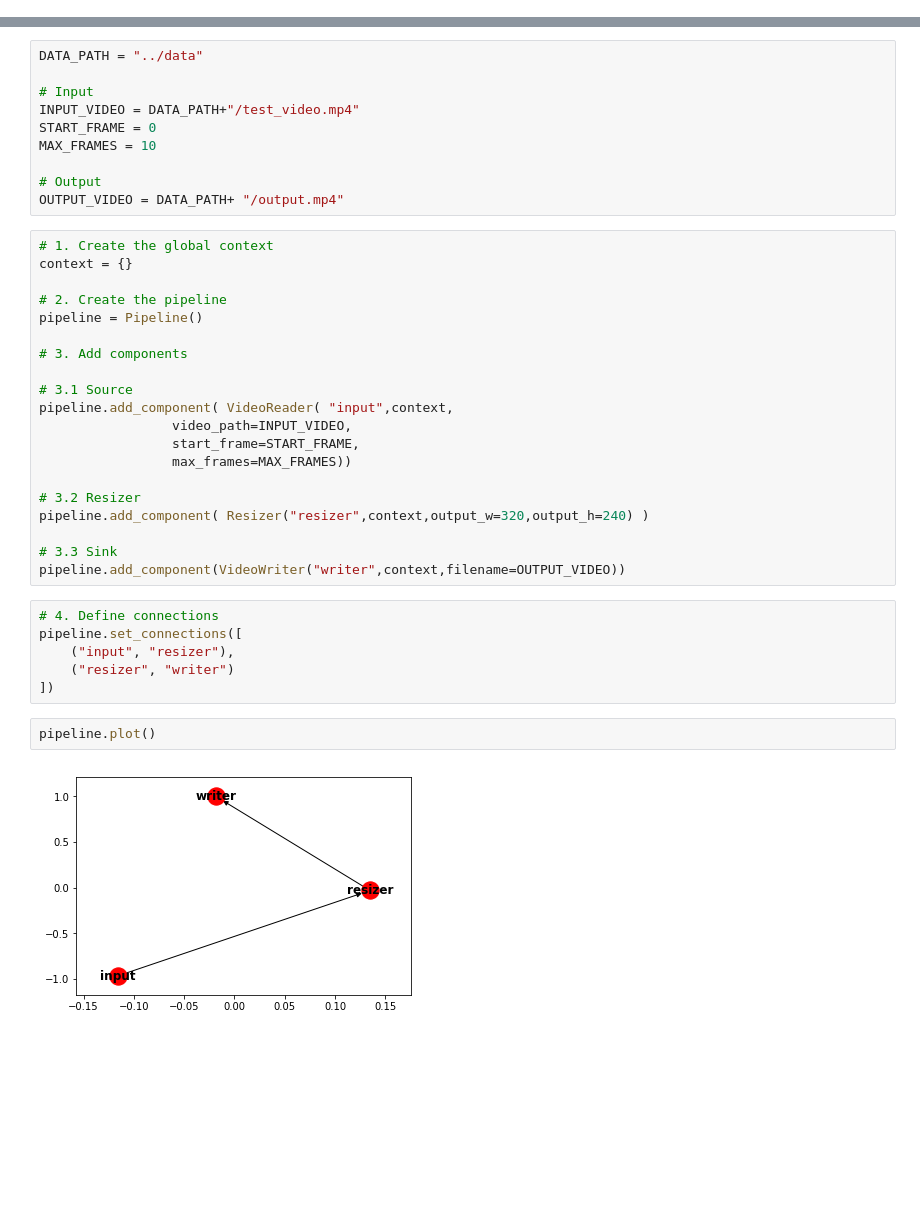
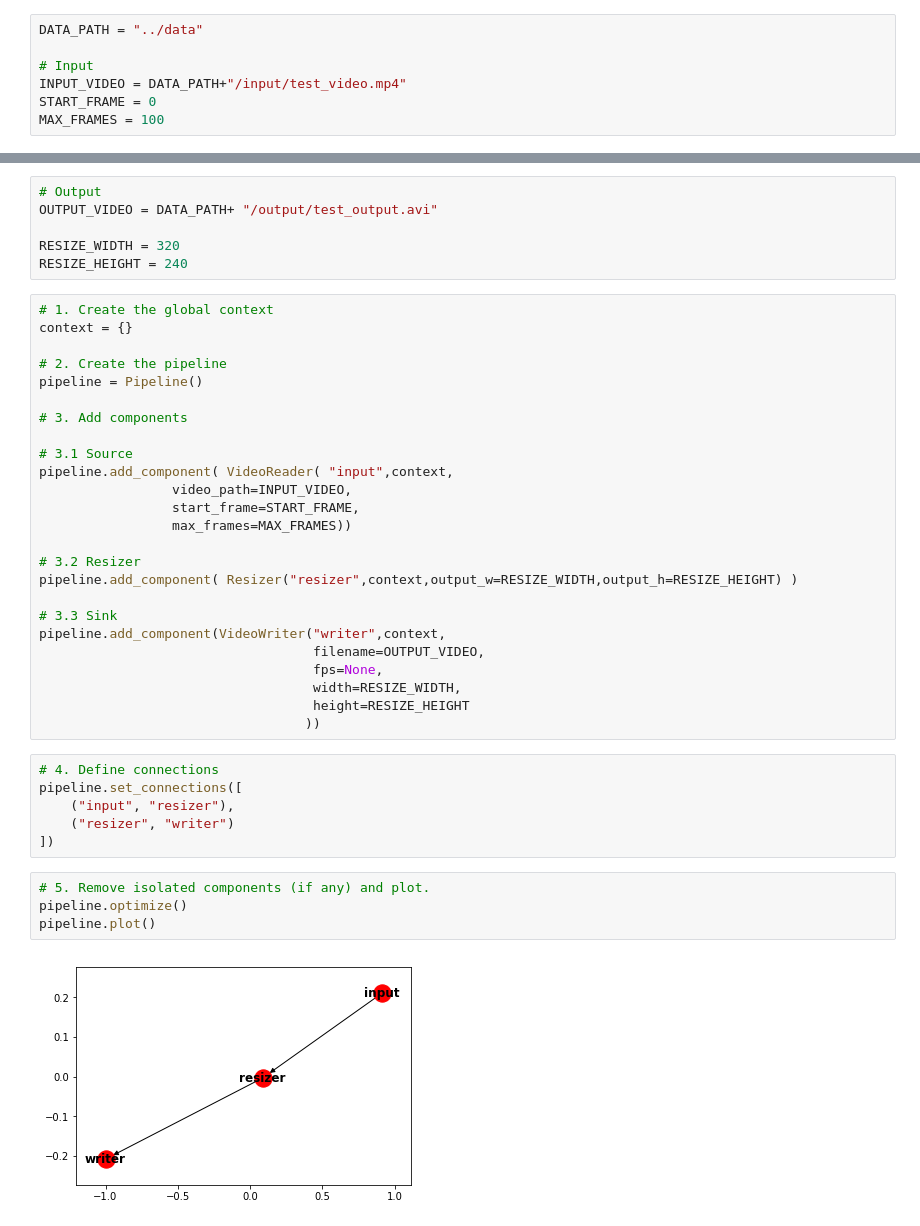
Before and after one commit to nhorro/videoanalytics, a Jupyter notebook: examples/notebooks/Image transformations.ipynb, the cells around one changed output, grey strips where cells are left out. Saved outputs shown, nothing was run; the diff lists cells and outputs as text; blank space fills up the shorter version.

```diff
--- a/examples/notebooks/Image transformations.ipynb
+++ b/examples/notebooks/Image transformations.ipynb
@@ -15,0 +17,7 @@ from videoanalytics.pipeline.sinks.transformation import Resizer
+# %%
+DATA_PATH = "../data"
+
+# Input
+INPUT_VIDEO = DATA_PATH+"/input/test_video.mp4"
+START_FRAME = 0
+MAX_FRAMES = 100
@@ -16,13 +33,9 @@ from videoanalytics.pipeline.sinks.transformation import Resizer
 # %%
-DATA_PATH = "../data"
+# Output
+OUTPUT_VIDEO = DATA_PATH+ "/output/test_output.avi"
 
-# Input
-INPUT_VIDEO = DATA_PATH+"/test_video.mp4"
-START_FRAME = 0
-MAX_FRAMES = 10
-
-# Output
-OUTPUT_VIDEO = DATA_PATH+ "/output.mp4"
+RESIZE_WIDTH = 320
+RESIZE_HEIGHT = 240
 # %%
 # 1. Create the global context
 context = {}
@@ -39,10 +52,15 @@ pipeline.add_component( VideoReader( "input",context,
                  max_frames=MAX_FRAMES))
 
 # 3.2 Resizer
-pipeline.add_component( Resizer("resizer",context,output_w=320,output_h=240) )
+pipeline.add_component( Resizer("resizer",context,output_w=RESIZE_WIDTH,output_h=RESIZE_HEIGHT) )
 
 # 3.3 Sink
-pipeline.add_component(VideoWriter("writer",context,filename=OUTPUT_VIDEO))
+pipeline.add_component(VideoWriter("writer",context,
+                                   filename=OUTPUT_VIDEO,
+                                   fps=None,
+                                   width=RESIZE_WIDTH,
+                                   height=RESIZE_HEIGHT
+                                  ))
 # %%
 # 4. Define connections
 pipeline.set_connections([
@@ -50,9 +68,11 @@ pipeline.set_connections([
     ("resizer", "writer")
 ])
 # %%
+# 5. Remove isolated components (if any) and plot.
+pipeline.optimize()
 pipeline.plot()
 # %% [output]
-[figure, old version]
+[figure, new version]
 # %%
 # 5. Execute
 pipeline.execute()
```
Also changed, not shown: parts of 9 cells of this notebook, 10 other files.
